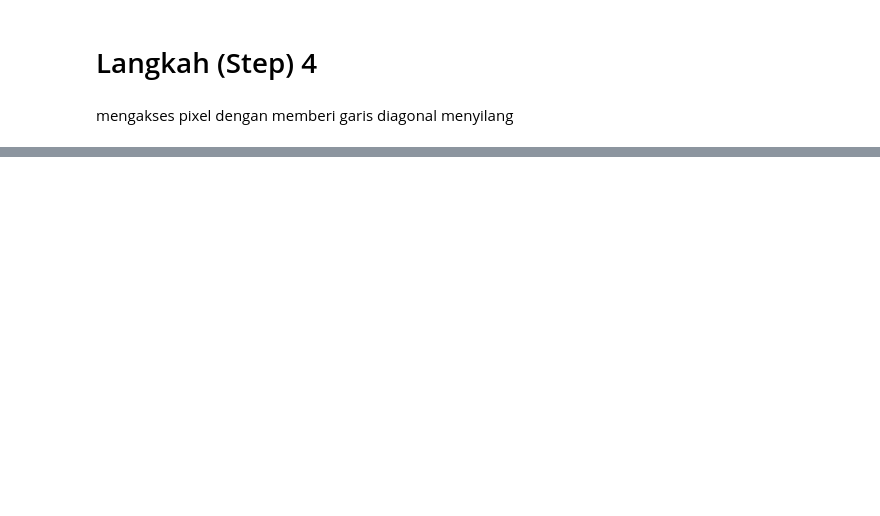
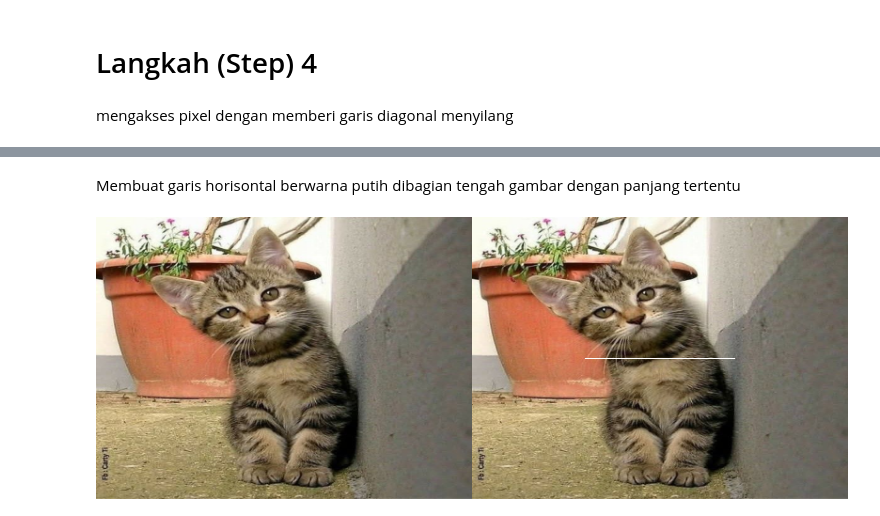
Before and after one commit to trisskmasarahh/PCVK_Ganjil_2025, a Jupyter notebook: Week1.ipynb, the cells around one changed output, grey strips where cells are left out. Saved outputs shown, nothing was run; the diff lists cells and outputs as text; code cells hidden in the pictures; blank space fills up the shorter version.

```diff
--- a/Week1.ipynb
+++ b/Week1.ipynb
@@ -57,0 +135,21 @@ cv2_imshow(final_frame)
+# %% [markdown]
+ Membuat garis horisontal berwarna putih dibagian tengah gambar dengan panjang tertentu
+# %%
+image_2 = cv.cvtColor(image, cv.COLOR_BGR2RGB)
+image_3 = cv.cvtColor(image, cv.COLOR_BGR2RGB)
+
+# Dapatkan dimensi gambar
+tinggi, lebar = image_3.shape[:2]
+
+# Buat garis horizontal putih di tengah dengan panjang tertentu (misalnya 80% lebar gambar)
+panjang_garis = int(lebar * 0.4)  # 40% dari lebar gambar
+start_x = int((lebar - panjang_garis) / 2)  # Titik mulai agar garis berada di tengah
+
+# membuat garis horizontal di tengah gambar dengan panjang tertentu
+for x in range(start_x, start_x + panjang_garis):
+    image_3[int(tinggi/2), x] = [255, 255, 255]  # Warna putih
+
+final_frame = cv.hconcat((image_2, image_3))
+cv2_imshow(final_frame)
+# %% [output]
+[figure, added]
```
Also changed, not shown: parts of 14 cells of this notebook.
